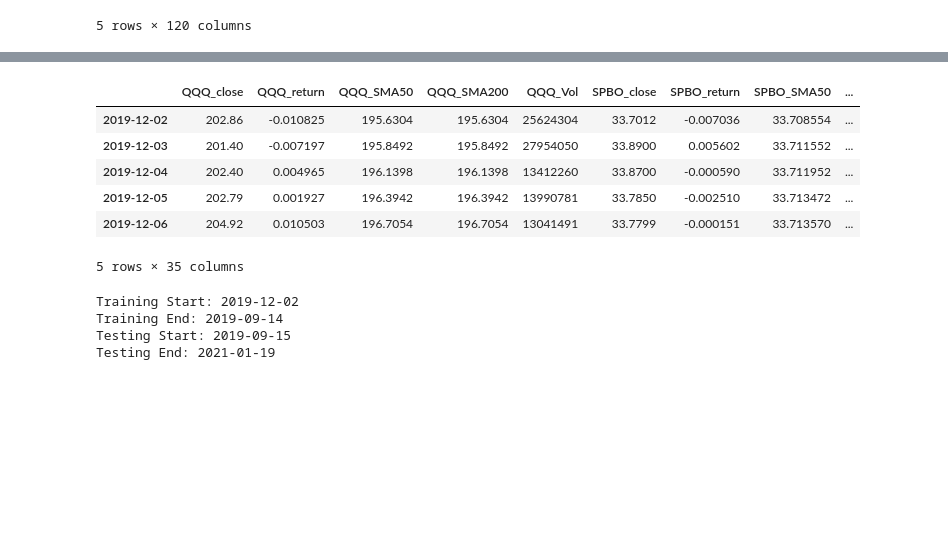
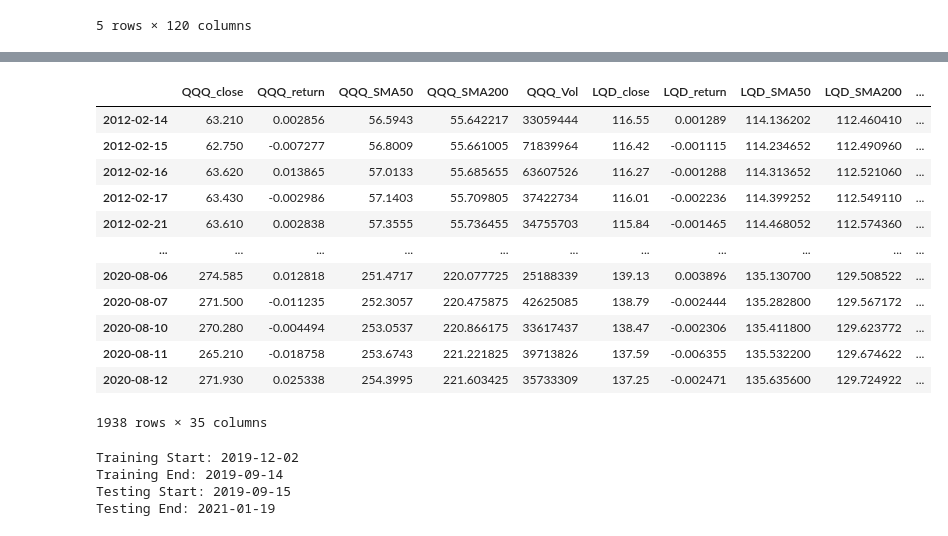
Before and after one commit to ummearusha/Insuring_Insurance_Payments, a Jupyter notebook: Code_Feng1.ipynb, the cells around one changed output, grey strips where cells are left out. Drawn from its saved outputs; the diff is of its cells as text; code cells hidden in the pictures; blank space fills up the shorter version.

Commit message:
dataset update
etf data for model use

```diff
--- a/Code_Feng1.ipynb
+++ b/Code_Feng1.ipynb
@@ -104,6 +97,29 @@ df_ETFs.head()
 | 2020-01-07 05:00:00+00:00 | 299.84 | 300.9000 | 297.480 | 298.27 | 24353387 | 1904.50 | 1913.8900 | 1892.0433 | 1906.86 | 3638680 | ... | ... |
 | 2020-01-08 05:00:00+00:00 | 297.16 | 304.4399 | 297.156 | 303.15 | 28984028 | 1898.68 | 1910.9999 | 1886.4448 | 1892.09 | 3032612 | ... | ... |
 5 rows × 120 columns
+# %%
+# Set the tickers
+tickers = ["QQQ",
+           "LQD",
+           "VNQ",
+           "USO",
+           "PZA",
+           "VMBS",
+           "TLT"
+           ]
+
+# Set timeframe to '1D' for Alpaca API
+timeframe = "1D"
+
+# Get closing prices
+df_ETFs = alpaca.get_barset(
+    tickers,
+    timeframe,
+    start = start_date,
+    end = today
+).df
+df_ETFs1 = df_ETFs.dropna()
+df_ETFs1.to_csv("Resources/Data_ETFs_to_use.csv", encoding='utf-8', index=True)
 # %%
 short_window = 50
 long_window = 200
@@ -176,15 +193,21 @@ df_closing
 2446 rows × 35 columns
 # %%
 df_closing1 = df_closing.dropna()
-df_closing1.head()
+df_closing1
 # %% [output]
-|  | QQQ_close | QQQ_return | QQQ_SMA50 | QQQ_SMA200 | QQQ_Vol | SPBO_close | SPBO_return | SPBO_SMA50 | ... |
-| 2019-12-02 | 202.86 | -0.010825 | 195.6304 | 195.6304 | 25624304 | 33.7012 | -0.007036 | 33.708554 | ... |
-| 2019-12-03 | 201.40 | -0.007197 | 195.8492 | 195.8492 | 27954050 | 33.8900 | 0.005602 | 33.711552 | ... |
-| 2019-12-04 | 202.40 | 0.004965 | 196.1398 | 196.1398 | 13412260 | 33.8700 | -0.000590 | 33.711952 | ... |
-| 2019-12-05 | 202.79 | 0.001927 | 196.3942 | 196.3942 | 13990781 | 33.7850 | -0.002510 | 33.713472 | ... |
-| 2019-12-06 | 204.92 | 0.010503 | 196.7054 | 196.7054 | 13041491 | 33.7799 | -0.000151 | 33.713570 | ... |
+|  | QQQ_close | QQQ_return | QQQ_SMA50 | QQQ_SMA200 | QQQ_Vol | LQD_close | LQD_return | LQD_SMA50 | LQD_SMA200 | ... |
+| 2012-02-14 | 63.210 | 0.002856 | 56.5943 | 55.642217 | 33059444 | 116.55 | 0.001289 | 114.136202 | 112.460410 | ... |
+| 2012-02-15 | 62.750 | -0.007277 | 56.8009 | 55.661005 | 71839964 | 116.42 | -0.001115 | 114.234652 | 112.490960 | ... |
+| 2012-02-16 | 63.620 | 0.013865 | 57.0133 | 55.685655 | 63607526 | 116.27 | -0.001288 | 114.313652 | 112.521060 | ... |
+| 2012-02-17 | 63.430 | -0.002986 | 57.1403 | 55.709805 | 37422734 | 116.01 | -0.002236 | 114.399252 | 112.549110 | ... |
+| 2012-02-21 | 63.610 | 0.002838 | 57.3555 | 55.736455 | 34755703 | 115.84 | -0.001465 | 114.468052 | 112.574360 | ... |
+| ... | ... | ... | ... | ... | ... | ... | ... | ... | ... | ... |
+| 2020-08-06 | 274.585 | 0.012818 | 251.4717 | 220.077725 | 25188339 | 139.13 | 0.003896 | 135.130700 | 129.508522 | ... |
+| 2020-08-07 | 271.500 | -0.011235 | 252.3057 | 220.475875 | 42625085 | 138.79 | -0.002444 | 135.282800 | 129.567172 | ... |
+| 2020-08-10 | 270.280 | -0.004494 | 253.0537 | 220.866175 | 33617437 | 138.47 | -0.002306 | 135.411800 | 129.623772 | ... |
+| 2020-08-11 | 265.210 | -0.018758 | 253.6743 | 221.221825 | 39713826 | 137.59 | -0.006355 | 135.532200 | 129.674622 | ... |
+| 2020-08-12 | 271.930 | 0.025338 | 254.3995 | 221.603425 | 35733309 | 137.25 | -0.002471 | 135.635600 | 129.724922 | ... |
-5 rows × 35 columns
+1938 rows × 35 columns
 # %%
 # Construct training start and end dates
 training_start = df_closing1.index.min().strftime(format= '%Y-%m-%d')
```
Also changed, not shown: parts of 5 cells of this notebook, 3 other files.
